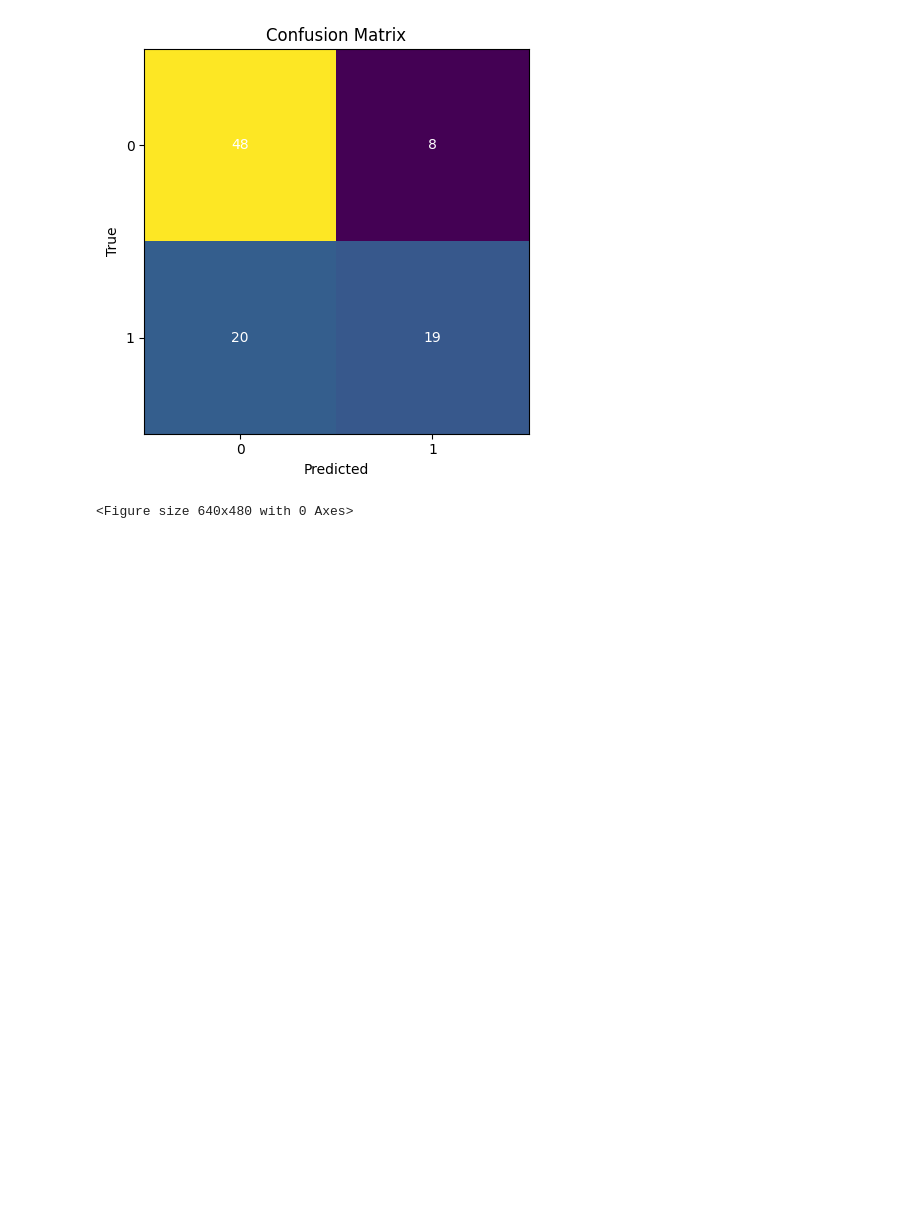
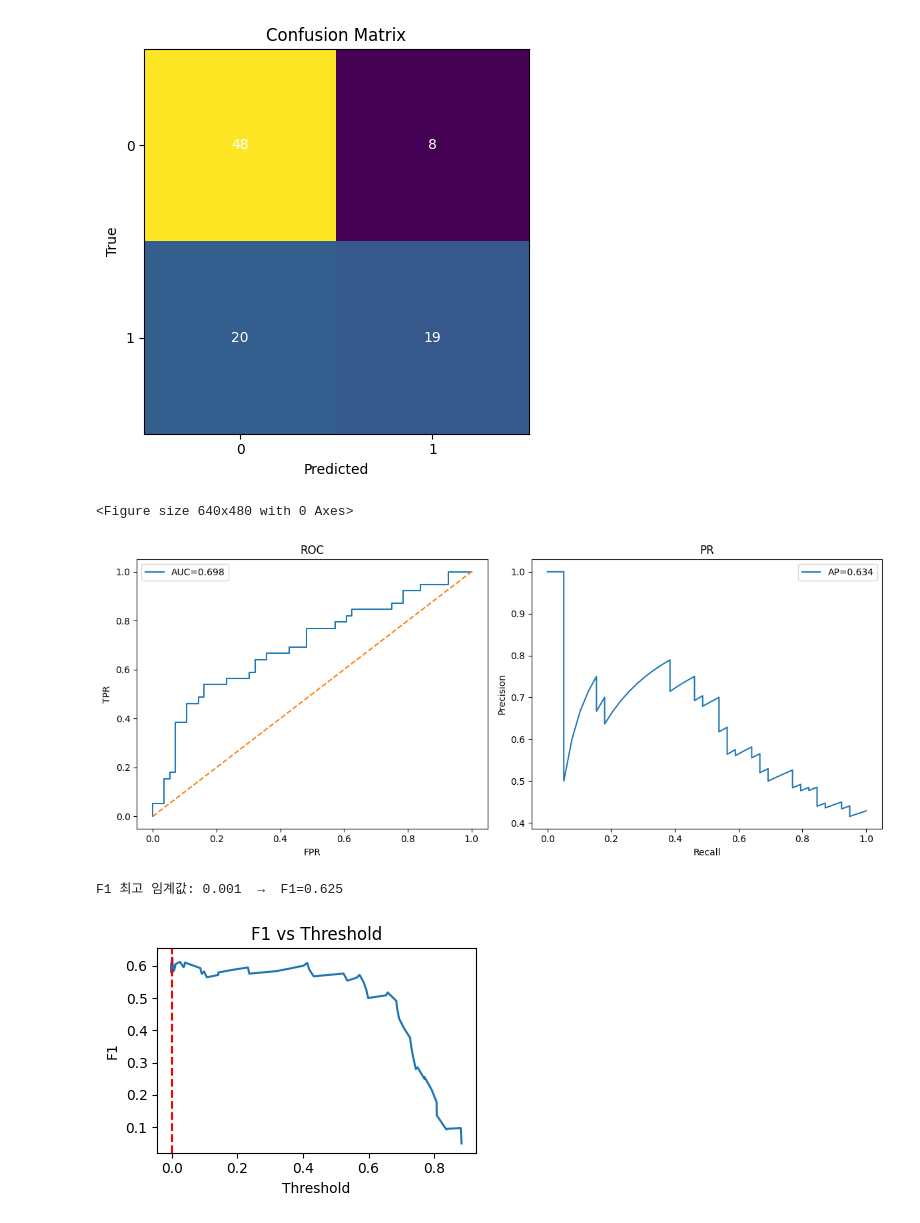
Before and after one commit to justpers/scouter, a Jupyter notebook: second.ipynb, the cells around one changed output. Drawn from its saved outputs; the diff is of its cells as text; code cells hidden in the pictures; blank space fills up the shorter version.

```diff
--- a/second.ipynb
+++ b/second.ipynb
@@ -406,3 +406,78 @@ Loading checkpoint from /home/work/SCOUTERv2/scouter/saved_model/best5.pth
 # %% [output]
 [figure]
 <Figure size 640x480 with 0 Axes>
+# %%
+from dataset.ConText import ConText, MakeListImage
+from torchvision import transforms
+import torch, argparse, os
+
+device = 'cuda' if torch.cuda.is_available() else 'cpu'
+img_size = 260
+
+args = argparse.Namespace(dataset='Blastocyst',
+                          dataset_dir='/home/work/SCOUTERv2/scouter/data/blastocyst/split',
+                          num_classes=2, img_size=img_size)
+
+_, val_list = MakeListImage(args).get_data()
+transform = transforms.Compose([
+    transforms.Resize((img_size, img_size)),
+    transforms.ToTensor(),
+    transforms.Normalize([0.485,0.456,0.406], [0.229,0.224,0.225])
+])
+val_dataset = ConText(val_list, transform=transform)
+val_loader  = torch.utils.data.DataLoader(val_dataset, batch_size=16,
+                                          shuffle=False, num_workers=1)
+
+from sloter.slot_model import SlotModel
+ckpt_path = '/home/work/SCOUTERv2/scouter/saved_model/best5n-slot.pth'
+ckpt      = torch.load(ckpt_path, map_location=device)
+
+slot_args = ckpt['args']                      # 학습 시 하이퍼파라미터 그대로
+slot_args.device = device
+model = SlotModel(slot_args).to(device)
+model.load_state_dict(ckpt['model'], strict=False)
+model.eval()
+
+# ----------------------------------
+# ROC, PR, F1-threshold 그래프
+# ----------------------------------
+from sklearn.metrics import roc_curve, precision_recall_curve, f1_score, auc, average_precision_score
+import numpy as np, matplotlib.pyplot as plt
+
+probs, labels = [], []
+with torch.no_grad():
+    for batch in val_loader:
+        x = batch['image'].to(device)
+        y = batch['label'].cpu().numpy()
+        out = model(x)
+        p   = (out[0] if isinstance(out,(tuple,list)) else out).softmax(1)[:,1]
+        probs.append(p.cpu().numpy()); labels.append(y)
+
+probs  = np.concatenate(probs)
+labels = np.concatenate(labels)
+
+# ROC & PR 곡선
+fpr, tpr, _  = roc_curve(labels, probs)
+prec, rec, thr_pr = precision_recall_curve(labels, probs)
+
+plt.figure(figsize=(12,5))
+plt.subplot(1,2,1); plt.plot(fpr,tpr,label=f"AUC={auc(fpr,tpr):.3f}")
+plt.plot([0,1],[0,1],'--'); plt.xlabel("FPR"); plt.ylabel("TPR"); plt.title("ROC"); plt.legend()
+plt.subplot(1,2,2); plt.plot(rec,prec,label=f"AP={average_precision_score(labels,probs):.3f}")
+plt.xlabel("Recall"); plt.ylabel("Precision"); plt.title("PR"); plt.legend()
+plt.tight_layout(); plt.show()
+
+# F1 vs Threshold
+f1s = [f1_score(labels, probs>=t) for t in thr_pr]
+best_idx = np.argmax(f1s)
+best_thr, best_f1 = thr_pr[best_idx], f1s[best_idx]
+print(f"F1 최고 임계값: {best_thr:.3f}  →  F1={best_f1:.3f}")
+
+plt.figure(figsize=(4,3))
+plt.plot(thr_pr, f1s); plt.axvline(best_thr,c='r',ls='--')
+plt.xlabel("Threshold"); plt.ylabel("F1"); plt.title("F1 vs Threshold")
+plt.tight_layout(); plt.show()
+# %% [output]
+[figure, added]
+F1 최고 임계값: 0.001  →  F1=0.625
+[figure, added]
```
